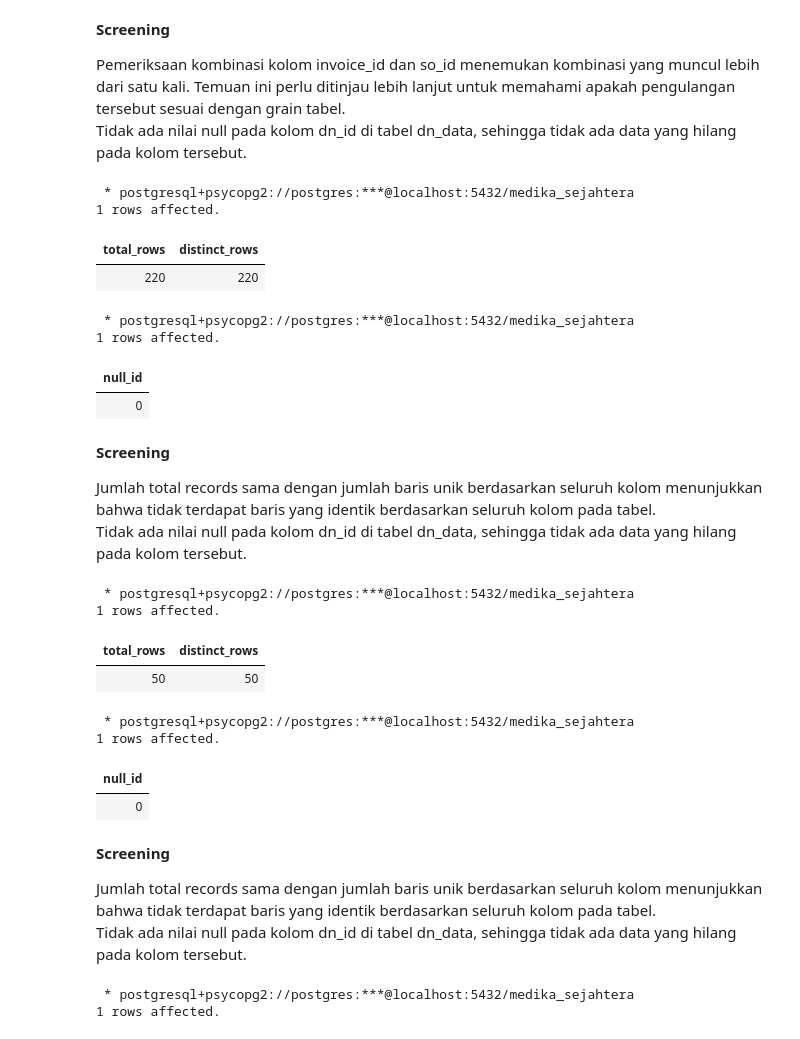
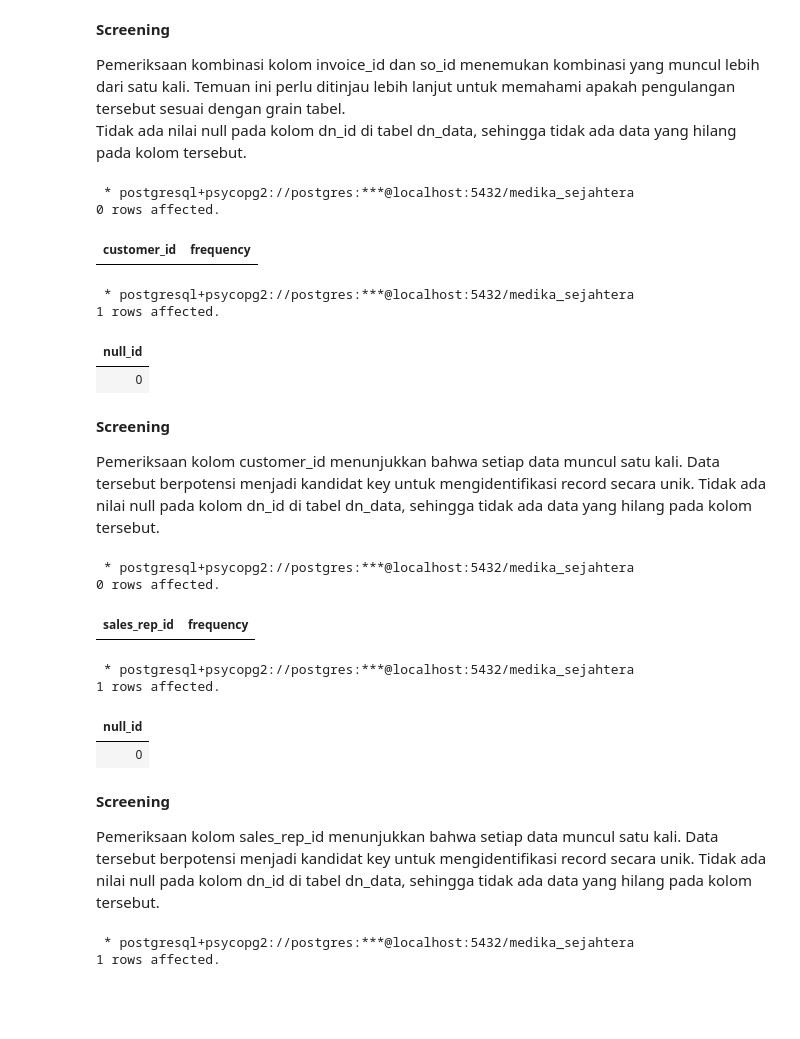
Before and after one commit to Rpfitrah/return-analysis-medika-sejahtera, a Jupyter notebook: Notebook/01_data_understanding.ipynb, the cells around one changed output. Saved outputs shown, nothing was run; the diff lists cells and outputs as text; code cells hidden in the pictures; blank space fills up the shorter version.

Commit message:
unique datas

```diff
--- a/Notebook/01_data_understanding.ipynb
+++ b/Notebook/01_data_understanding.ipynb
@@ -561,15 +561,17 @@ Tidak ada nilai null pada kolom dn_id di tabel dn_data, sehingga tidak ada data
 # %%
 %%sql
 
 SELECT
-    COUNT(*) AS total_rows,
-    COUNT(DISTINCT customer_id) AS distinct_rows
+    customer_id,
+    COUNT(*) AS frequency
 FROM master_customer
+GROUP BY
+    customer_id
+HAVING COUNT(*) > 1
 # %% [output]
  * postgresql+psycopg2://postgres:***@localhost:5432/medika_sejahtera
-1 rows affected.
+0 rows affected.
-| total_rows | distinct_rows |
-| 220 | 220 |
+| customer_id | frequency |
 # %%
 %%sql
 
@@ -586,20 +588,22 @@ WHERE
 # %% [markdown]
 **Screening**
 
-Jumlah total records sama dengan jumlah baris unik berdasarkan seluruh kolom menunjukkan bahwa tidak terdapat baris yang identik berdasarkan seluruh kolom pada tabel.
+Pemeriksaan kolom customer_id menunjukkan bahwa setiap data muncul satu kali. Data tersebut berpotensi menjadi kandidat key untuk mengidentifikasi record secara unik.
 Tidak ada nilai null pada kolom dn_id di tabel dn_data, sehingga tidak ada data yang hilang pada kolom tersebut.
 # %%
 %%sql
 
 SELECT
-    COUNT(*) AS total_rows,
-    COUNT(DISTINCT sales_rep_id) AS distinct_rows
+    sales_rep_id,
+    COUNT(*) AS frequency
 FROM master_sales_rep
+GROUP BY
+    sales_rep_id
+HAVING COUNT(*) > 1
 # %% [output]
  * postgresql+psycopg2://postgres:***@localhost:5432/medika_sejahtera
-1 rows affected.
+0 rows affected.
-| total_rows | distinct_rows |
-| 50 | 50 |
+| sales_rep_id | frequency |
 # %%
 %%sql
 
@@ -616,7 +620,7 @@ WHERE
 # %% [markdown]
 **Screening**
 
-Jumlah total records sama dengan jumlah baris unik berdasarkan seluruh kolom menunjukkan bahwa tidak terdapat baris yang identik berdasarkan seluruh kolom pada tabel.
+Pemeriksaan kolom sales_rep_id menunjukkan bahwa setiap data muncul satu kali. Data tersebut berpotensi menjadi kandidat key untuk mengidentifikasi record secara unik.
 Tidak ada nilai null pada kolom dn_id di tabel dn_data, sehingga tidak ada data yang hilang pada kolom tersebut.
 # %%
 %%sql
```
